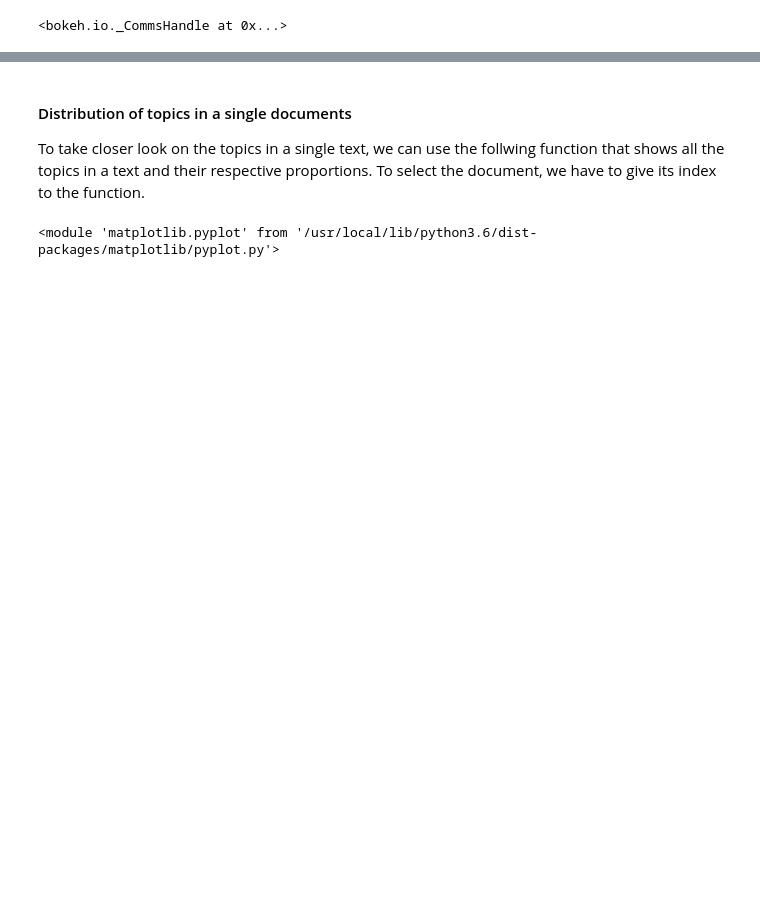
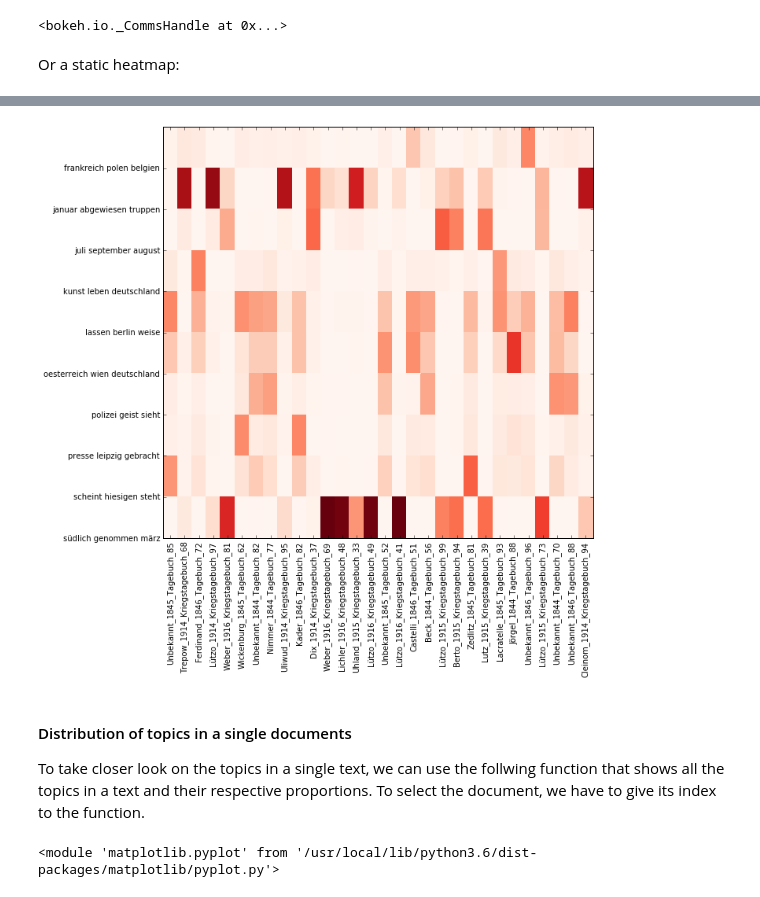
Before and after one commit to pielstroem/Topics, a Jupyter notebook: IntroducingMallet.ipynb, the cells around one changed output, grey strips where cells are left out. Drawn from its saved outputs; the diff is of its cells as text; code cells hidden in the pictures; blank space fills up the shorter version.

Commit message:
Add static heatmap

```diff
--- a/IntroducingMallet.ipynb
+++ b/IntroducingMallet.ipynb
@@ -328,3 +330,8 @@ Loading BokehJS ...
 [interactive output not drawn]
 [interactive output not drawn]
 <bokeh.io._CommsHandle at 0x...>
+# %% [markdown]
+Or a static heatmap:
+# %%
+visualization.doc_topic_heatmap(document_topics)
+# %% [output]
@@ -331,3 +339,4 @@ Loading BokehJS ...
+[figure, added]
 # %% [markdown]
 #### Distribution of topics in a single documents
 
```
Also changed, not shown: parts of 13 cells of this notebook.
